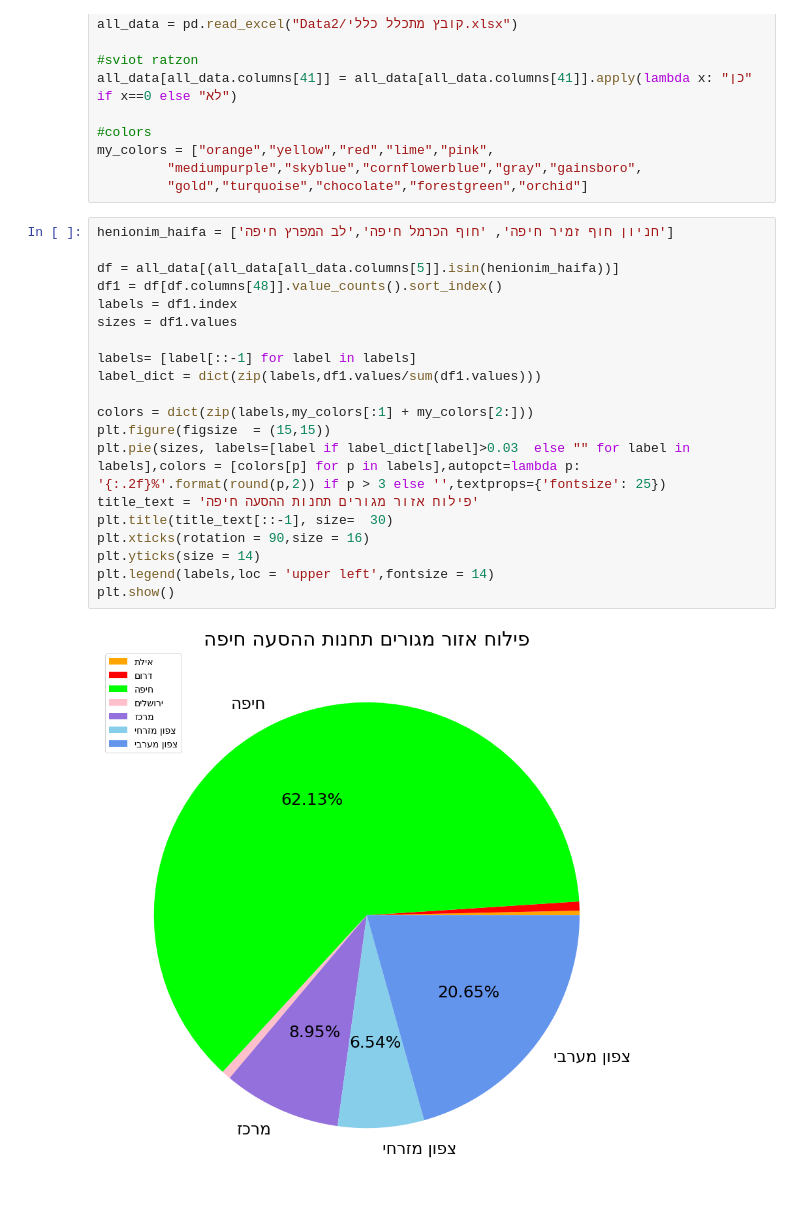
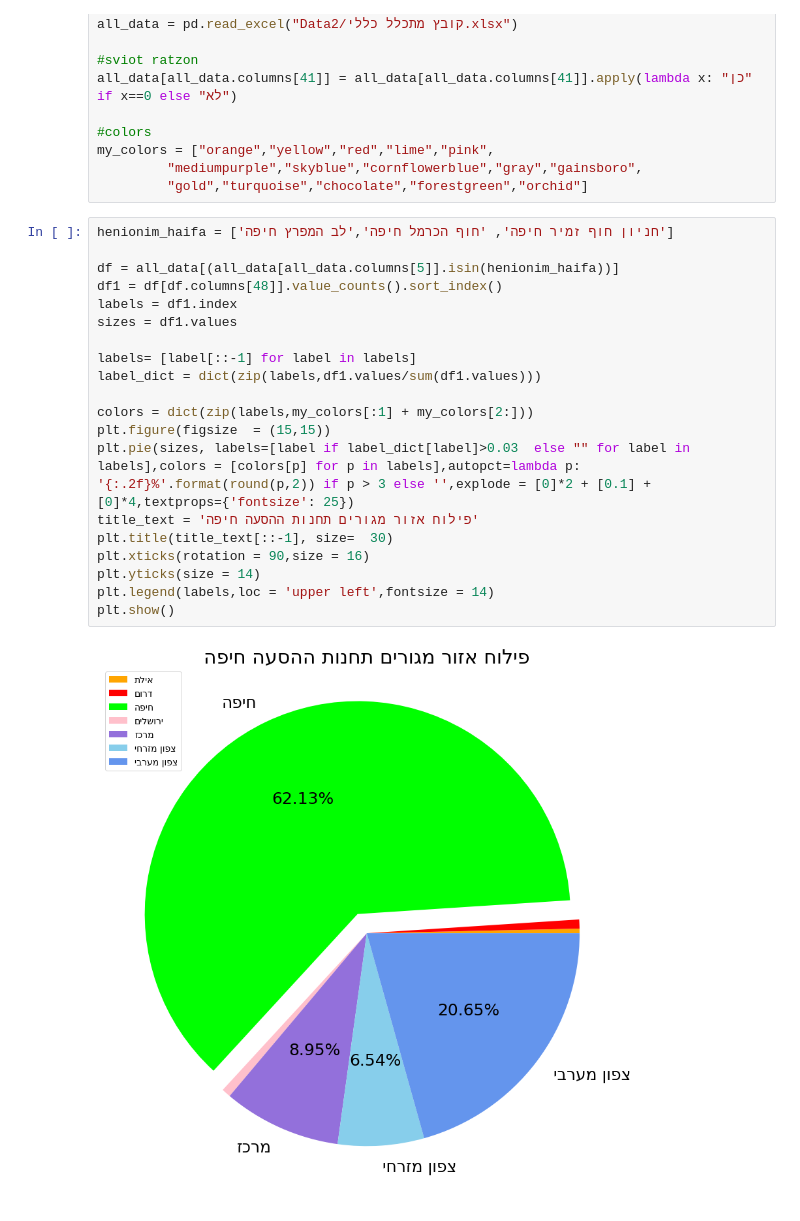
Before and after one commit to rabi320/Data-Analysis-IDF-Transportation, a Jupyter notebook: 271221.ipynb, the cells around one changed output. Drawn from its saved outputs; the diff is of its cells as text.

```diff
--- a/271221.ipynb
+++ b/271221.ipynb
@@ -25,22 +25,22 @@ my_colors = ["orange","yellow","red","lime","pink",
 # %%
 henionim_haifa = ['חניון חוף זמיר חיפה', 'חוף הכרמל חיפה','לב המפרץ חיפה']
 
 df = all_data[(all_data[all_data.columns[5]].isin(henionim_haifa))]
 df1 = df[df.columns[48]].value_counts().sort_index()
 labels = df1.index
 sizes = df1.values
 
 labels= [label[::-1] for label in labels]
 label_dict = dict(zip(labels,df1.values/sum(df1.values)))
 
 colors = dict(zip(labels,my_colors[:1] + my_colors[2:]))
 plt.figure(figsize  = (15,15))
-plt.pie(sizes, labels=[label if label_dict[label]>0.03  else "" for label in labels],colors = [colors[p] for p in labels],autopct=lambda p: '{:.2f}%'.format(round(p,2)) if p > 3 else '',textprops={'fontsize': 25})
+plt.pie(sizes, labels=[label if label_dict[label]>0.03  else "" for label in labels],colors = [colors[p] for p in labels],autopct=lambda p: '{:.2f}%'.format(round(p,2)) if p > 3 else '',explode = [0]*2 + [0.1] + [0]*4,textprops={'fontsize': 25})
 title_text = 'פילוח אזור מגורים תחנות ההסעה חיפה'
 plt.title(title_text[::-1], size=  30)
 plt.xticks(rotation = 90,size = 16)
 plt.yticks(size = 14)
 plt.legend(labels,loc = 'upper left',fontsize = 14)
 plt.show()
 # %% [output]
-[figure, old version]
+[figure, new version]
```
